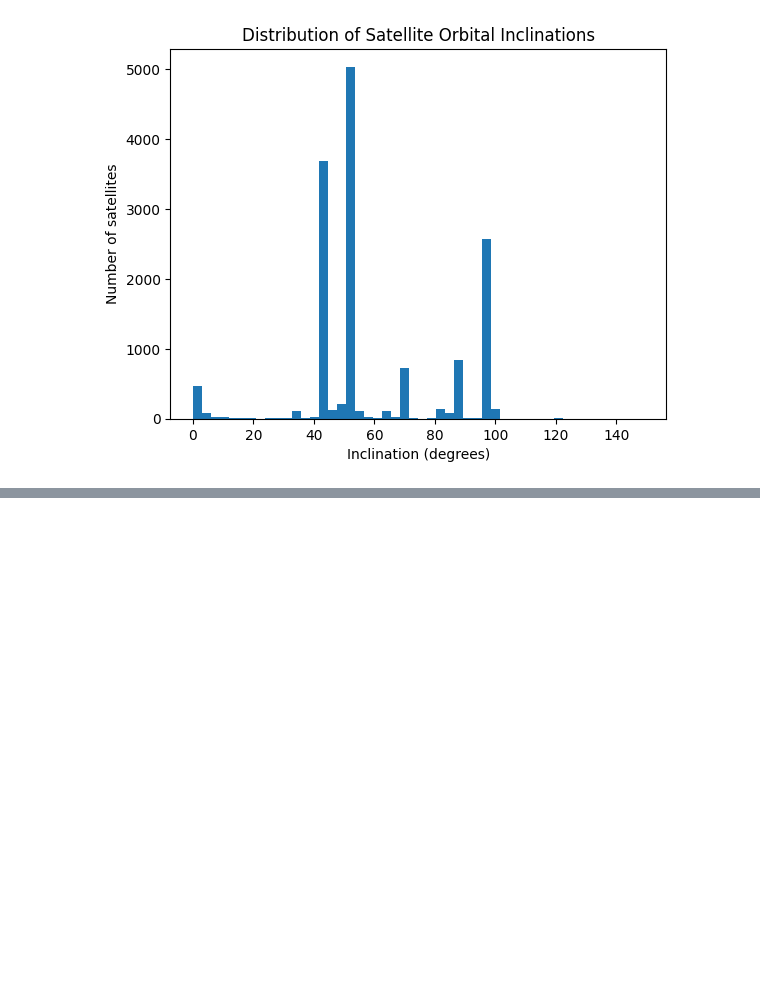
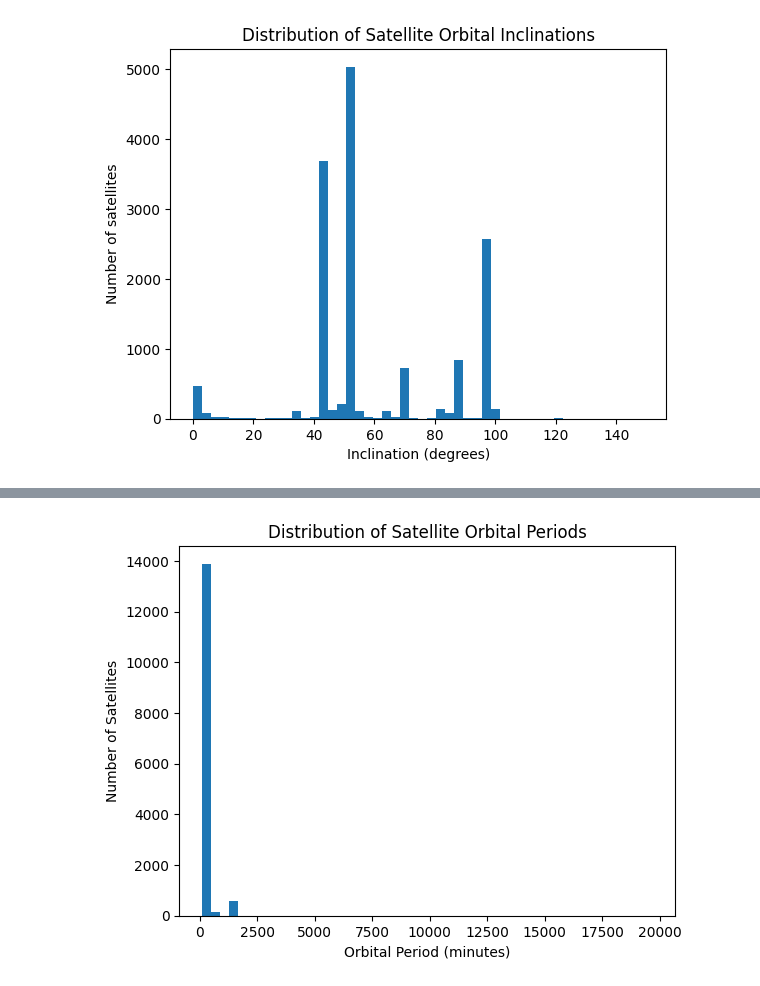
Before and after one commit to janmcconnellCityU/Satellite-Orbit-Data-Exploration, a Jupyter notebook: satellite_orbit_analysis.ipynb.ipynb, the cells around one changed output, grey strips where cells are left out. Cells and saved outputs as stored; diff of their text form; code cells hidden in the pictures; blank space fills up the shorter version.

```diff
--- a/satellite_orbit_analysis.ipynb.ipynb
+++ b/satellite_orbit_analysis.ipynb.ipynb
@@ -214,0 +316,28 @@ plt.show()
+# %%
+# ------------------------------------------------------------
+# Distribution of Satellite Orbital Periods
+#
+# Orbital period represents the time required for a satellite
+# to complete one full orbit around Earth.
+#
+# It is derived from mean motion using:
+# orbital_period_minutes = 1440 / mean_motion
+#
+# This histogram illustrates how most satellites have short
+# orbital periods typical of LEO, while a smaller number
+# occupy much longer-period orbits.
+# ------------------------------------------------------------
+# # Plot the distribution of orbital periods derived earlier.
+# Orbital period was calculated using mean motion:
+# orbital_period_minutes = 1440 / mean_motion
+# This visualization shows the typical duration of satellite orbits.
+
+plt.hist(df["orbital_period_minutes"], bins=50)
+
+plt.xlabel("Orbital Period (minutes)")
+plt.ylabel("Number of Satellites")
+plt.title("Distribution of Satellite Orbital Periods")
+
+plt.show()
+# %% [output]
+[figure, added]
```
Also changed, not shown: parts of 4 cells of this notebook.
